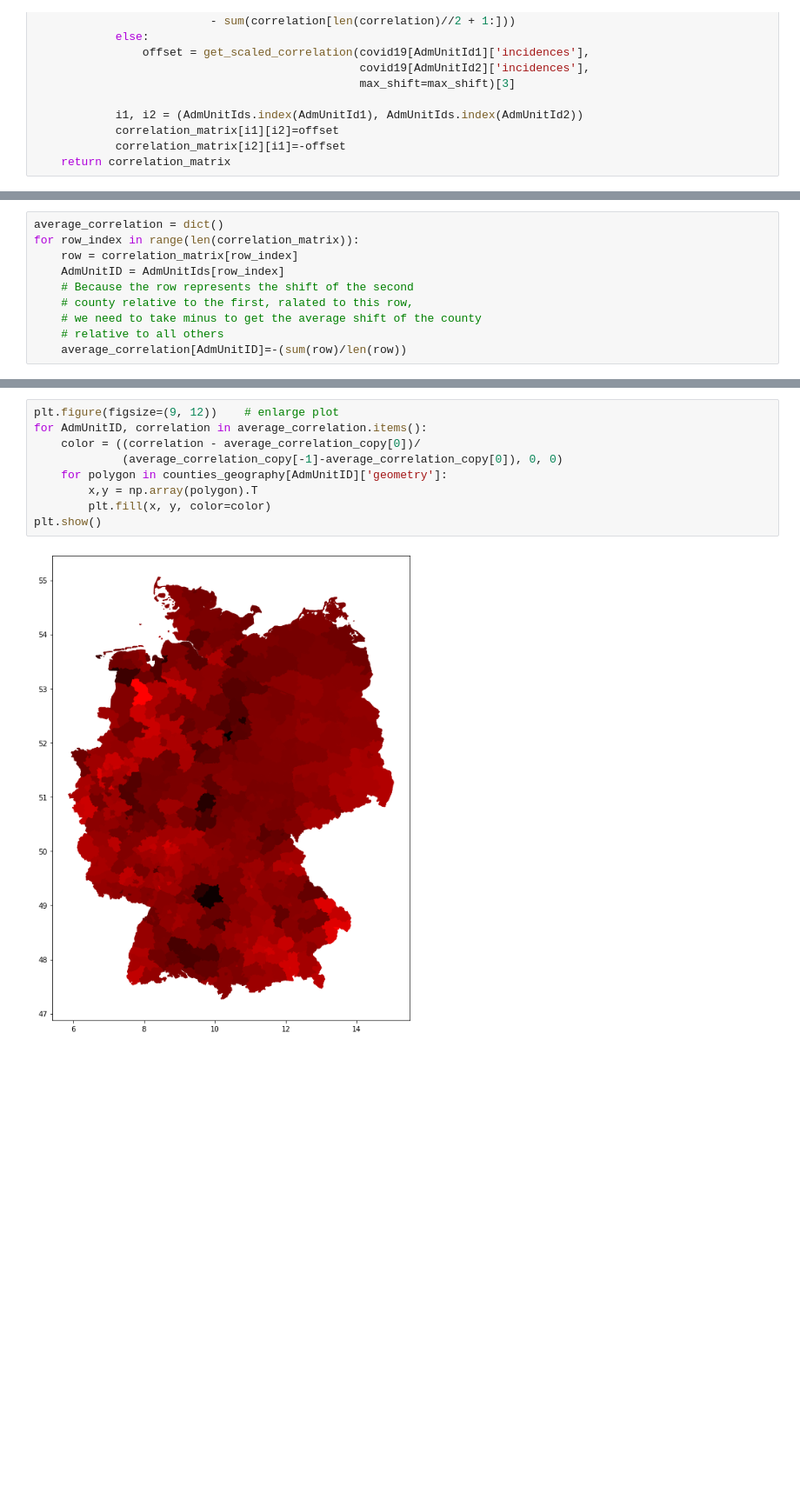
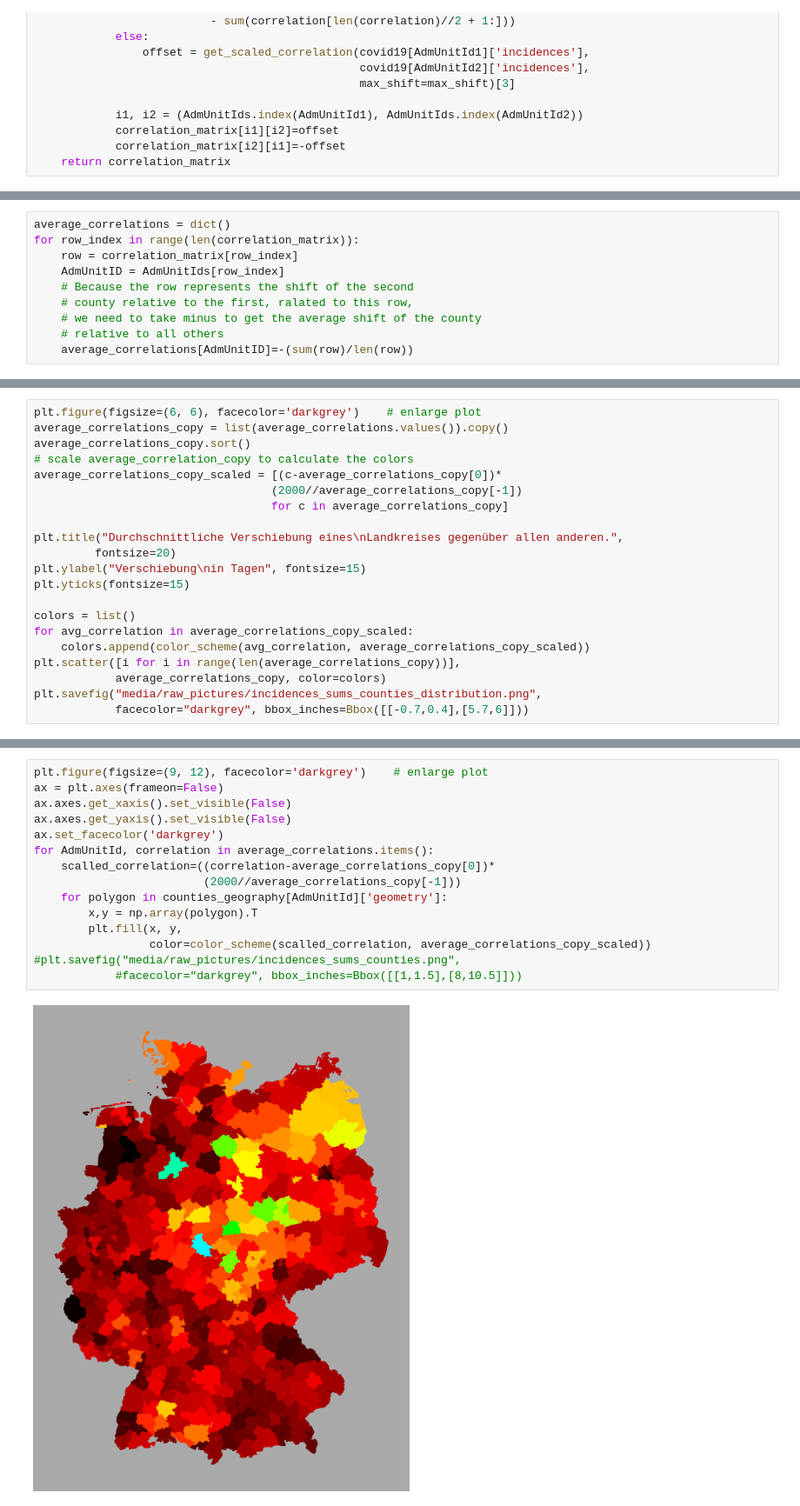
Before and after one commit to leanderbuerkin/Bachelorarbeit, a Jupyter notebook: Bachelorprojekt/correlation_matrix_sorted_by_population_density.ipynb, the cells around one changed output, grey strips where cells are left out. Shown at 87% size. Cells and saved outputs as stored; diff of their text form; blank space fills up the shorter version.

```diff
--- a/Bachelorprojekt/correlation_matrix_sorted_by_population_density.ipynb
+++ b/Bachelorprojekt/correlation_matrix_sorted_by_population_density.ipynb
@@ -104,5 +104,5 @@ if show_correlation_matrix_big:
 # %%
-average_correlation = dict()
+average_correlations = dict()
 for row_index in range(len(correlation_matrix)):
     row = correlation_matrix[row_index]
     AdmUnitID = AdmUnitIds[row_index]
@@ -110,4 +110,4 @@ for row_index in range(len(correlation_matrix)):
     # county relative to the first, ralated to this row,
     # we need to take minus to get the average shift of the county
     # relative to all others
-    average_correlation[AdmUnitID]=-(sum(row)/len(row))
+    average_correlations[AdmUnitID]=-(sum(row)/len(row))
@@ -120,0 +114,21 @@ plt.plot(average_correlation_copy)
+# %%
+plt.figure(figsize=(6, 6), facecolor='darkgrey')    # enlarge plot
+average_correlations_copy = list(average_correlations.values()).copy()
+average_correlations_copy.sort()
+# scale average_correlation_copy to calculate the colors
+average_correlations_copy_scaled = [(c-average_correlations_copy[0])*
+                                   (2000//average_correlations_copy[-1])
+                                   for c in average_correlations_copy]
+
+plt.title("Durchschnittliche Verschiebung eines\nLandkreises gegenüber allen anderen.",
+         fontsize=20)
+plt.ylabel("Verschiebung\nin Tagen", fontsize=15)
+plt.yticks(fontsize=15)
+
+colors = list()
+for avg_correlation in average_correlations_copy_scaled:
+    colors.append(color_scheme(avg_correlation, average_correlations_copy_scaled))
+plt.scatter([i for i in range(len(average_correlations_copy))],
+            average_correlations_copy, color=colors)
+plt.savefig("media/raw_pictures/incidences_sums_counties_distribution.png",
+            facecolor="darkgrey", bbox_inches=Bbox([[-0.7,0.4],[5.7,6]]))
@@ -121,11 +137,17 @@ plt.plot(average_correlation_copy)
 # %%
-plt.figure(figsize=(9, 12))    # enlarge plot
-for AdmUnitID, correlation in average_correlation.items():
-    color = ((correlation - average_correlation_copy[0])/
-             (average_correlation_copy[-1]-average_correlation_copy[0]), 0, 0)
-    for polygon in counties_geography[AdmUnitID]['geometry']:
+plt.figure(figsize=(9, 12), facecolor='darkgrey')    # enlarge plot
+ax = plt.axes(frameon=False)
+ax.axes.get_xaxis().set_visible(False)
+ax.axes.get_yaxis().set_visible(False)
+ax.set_facecolor('darkgrey')
+for AdmUnitId, correlation in average_correlations.items():
+    scalled_correlation=((correlation-average_correlations_copy[0])*
+                         (2000//average_correlations_copy[-1]))
+    for polygon in counties_geography[AdmUnitId]['geometry']:
         x,y = np.array(polygon).T
-        plt.fill(x, y, color=color)
-plt.show()
+        plt.fill(x, y,
+                 color=color_scheme(scalled_correlation, average_correlations_copy_scaled))
+#plt.savefig("media/raw_pictures/incidences_sums_counties.png",
+            #facecolor="darkgrey", bbox_inches=Bbox([[1,1.5],[8,10.5]]))
 # %% [output]
-[figure, old version]
+[figure, new version]
```
Also changed, not shown: parts of 10 cells of this notebook, 21 other files.
